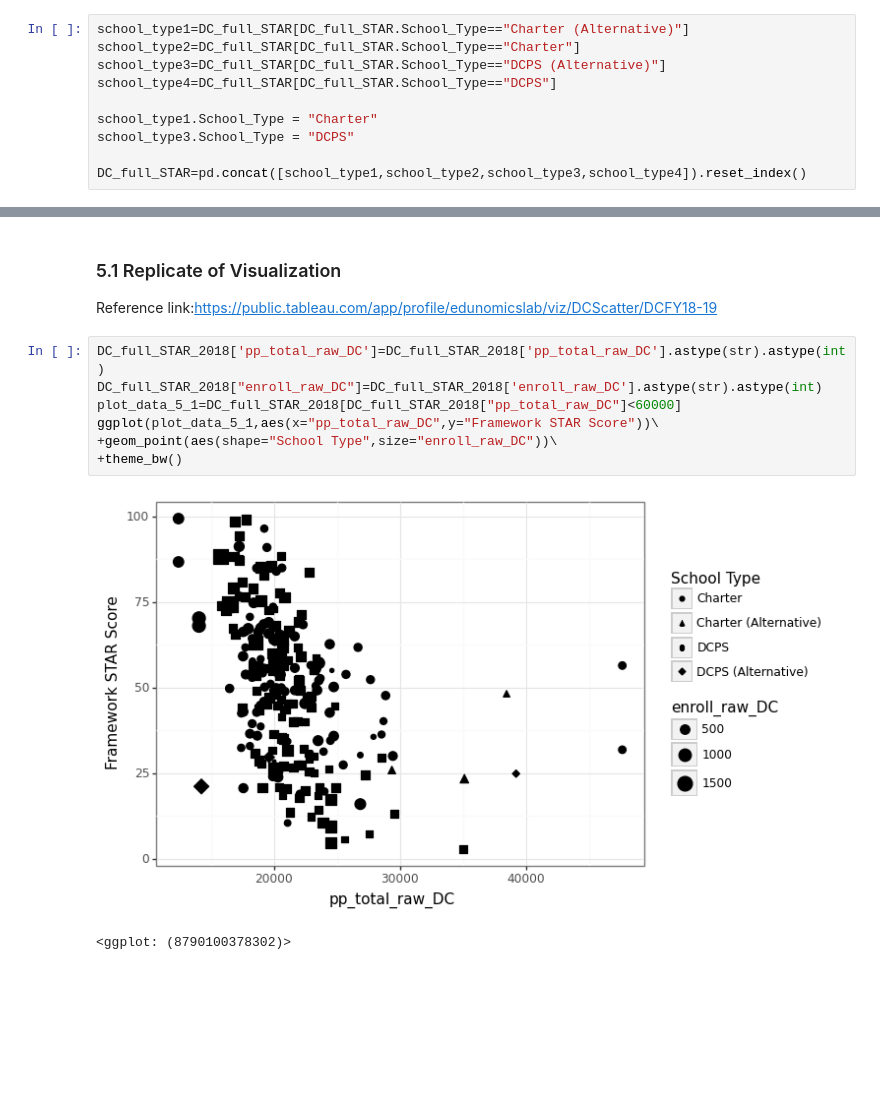
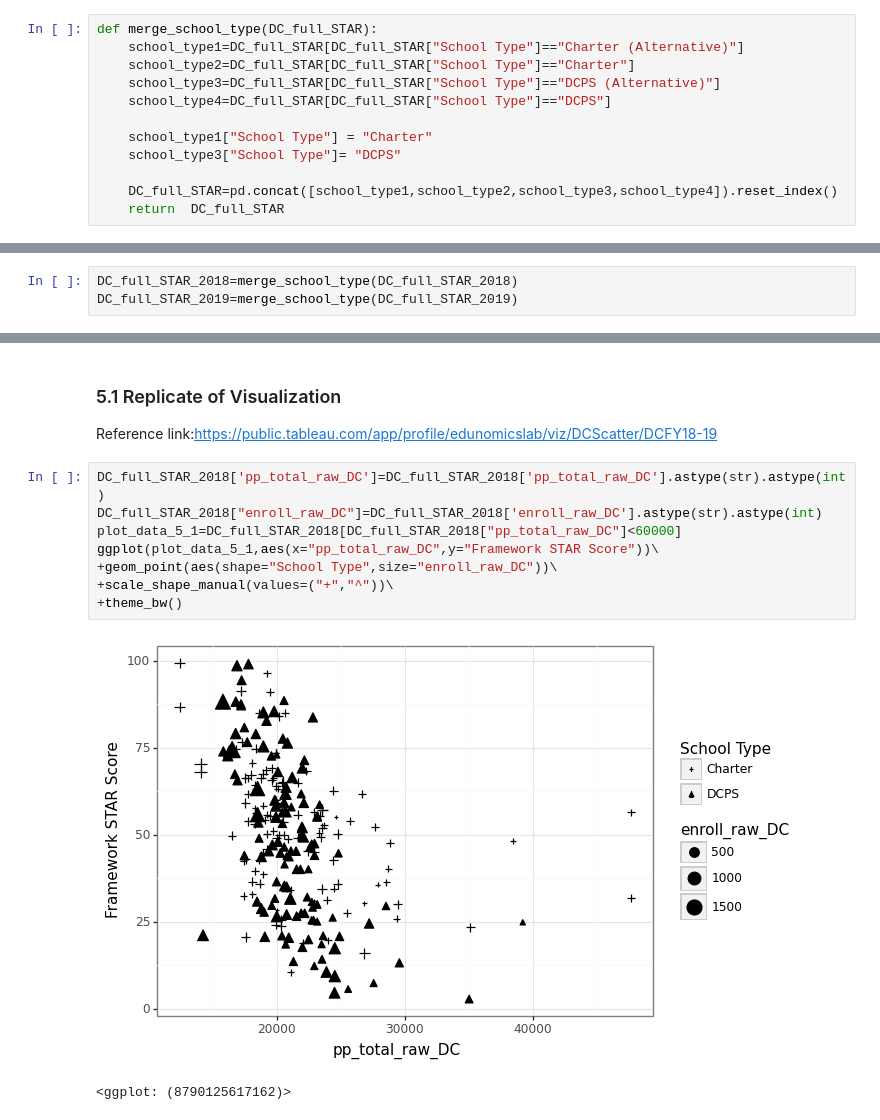
Before and after one commit to shiuanC/DC-Public-Schools-analysis, a Jupyter notebook: code/Ocean_OSSEDC_STAR_EDA.ipynb, the cells around one changed output, grey strips where cells are left out. Saved outputs shown, nothing was run; the diff lists cells and outputs as text; blank space fills up the shorter version.

```diff
--- a/code/Ocean_OSSEDC_STAR_EDA.ipynb
+++ b/code/Ocean_OSSEDC_STAR_EDA.ipynb
@@ -179,12 +179,14 @@ ggplot(DC_full_STAR,aes(x="Framework STAR Score",fill="year"))+geom_histogram(bi
 [figure]
 <ggplot: (8790104041262)>
 # %%
-school_type1=DC_full_STAR[DC_full_STAR.School_Type=="Charter (Alternative)"]
-school_type2=DC_full_STAR[DC_full_STAR.School_Type=="Charter"]
-school_type3=DC_full_STAR[DC_full_STAR.School_Type=="DCPS (Alternative)"]
-school_type4=DC_full_STAR[DC_full_STAR.School_Type=="DCPS"]
+def merge_school_type(DC_full_STAR):
+    school_type1=DC_full_STAR[DC_full_STAR["School Type"]=="Charter (Alternative)"]
+    school_type2=DC_full_STAR[DC_full_STAR["School Type"]=="Charter"]
+    school_type3=DC_full_STAR[DC_full_STAR["School Type"]=="DCPS (Alternative)"]
+    school_type4=DC_full_STAR[DC_full_STAR["School Type"]=="DCPS"]
 
-school_type1.School_Type = "Charter"
-school_type3.School_Type = "DCPS"
+    school_type1["School Type"] = "Charter"
+    school_type3["School Type"]= "DCPS"
 
-DC_full_STAR=pd.concat([school_type1,school_type2,school_type3,school_type4]).reset_index()
+    DC_full_STAR=pd.concat([school_type1,school_type2,school_type3,school_type4]).reset_index()
+    return  DC_full_STAR
@@ -192,0 +193,3 @@ AttributeError: 'DataFrame' object has no attribute 'School_Type'
+# %%
+DC_full_STAR_2018=merge_school_type(DC_full_STAR_2018)
+DC_full_STAR_2019=merge_school_type(DC_full_STAR_2019)
@@ -229,10 +245,11 @@ Reference link:https://public.tableau.com/app/profile/edunomicslab/viz/DCScatter
 # %%
 DC_full_STAR_2018['pp_total_raw_DC']=DC_full_STAR_2018['pp_total_raw_DC'].astype(str).astype(int)
 DC_full_STAR_2018["enroll_raw_DC"]=DC_full_STAR_2018['enroll_raw_DC'].astype(str).astype(int)
 plot_data_5_1=DC_full_STAR_2018[DC_full_STAR_2018["pp_total_raw_DC"]<60000]
 ggplot(plot_data_5_1,aes(x="pp_total_raw_DC",y="Framework STAR Score"))\
 +geom_point(aes(shape="School Type",size="enroll_raw_DC"))\
++scale_shape_manual(values=("+","^"))\
 +theme_bw()
 # %% [output]
-[figure, old version]
+[figure, new version]
-<ggplot: (8790100378302)>
+<ggplot: (8790125617162)>
```
Also changed, not shown: parts of 3 cells of this notebook.
